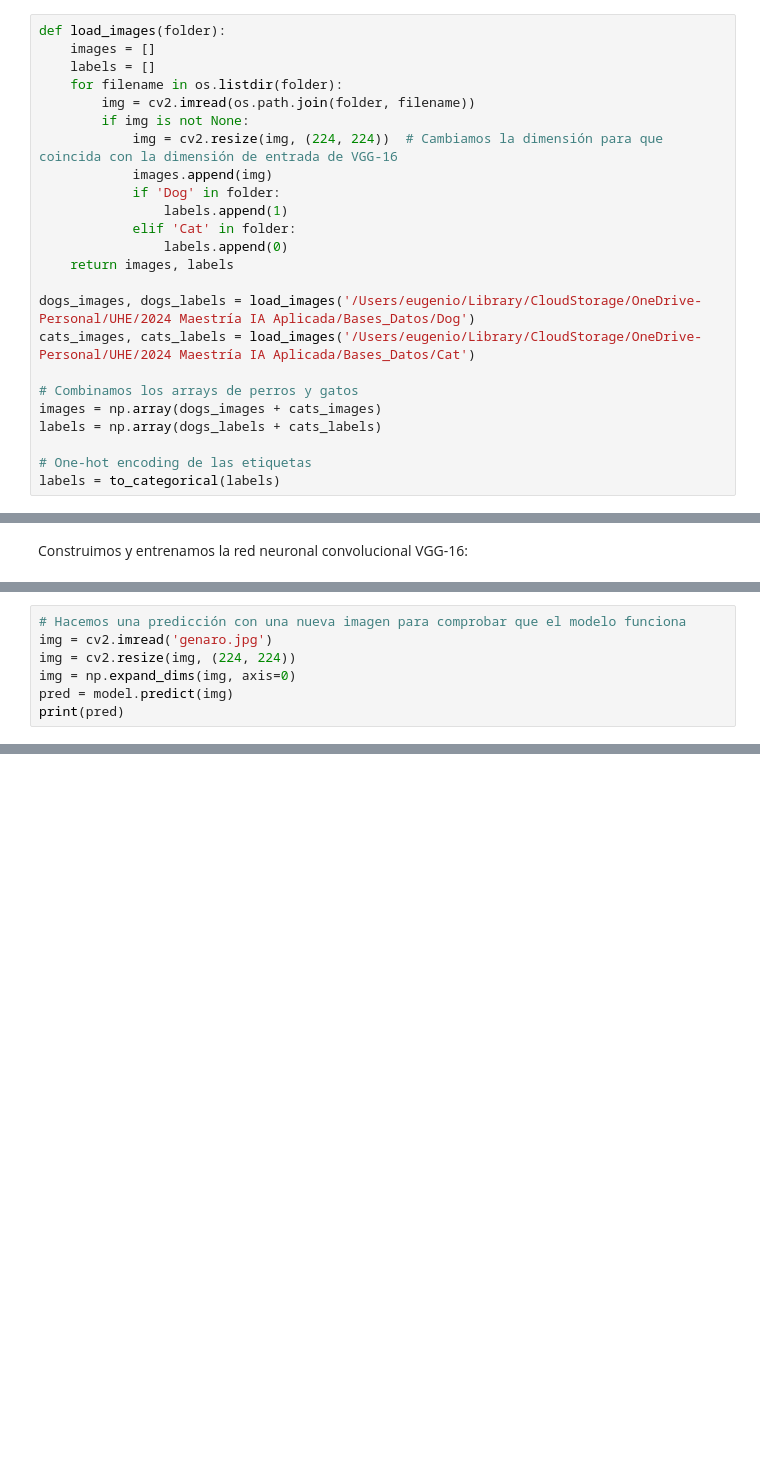
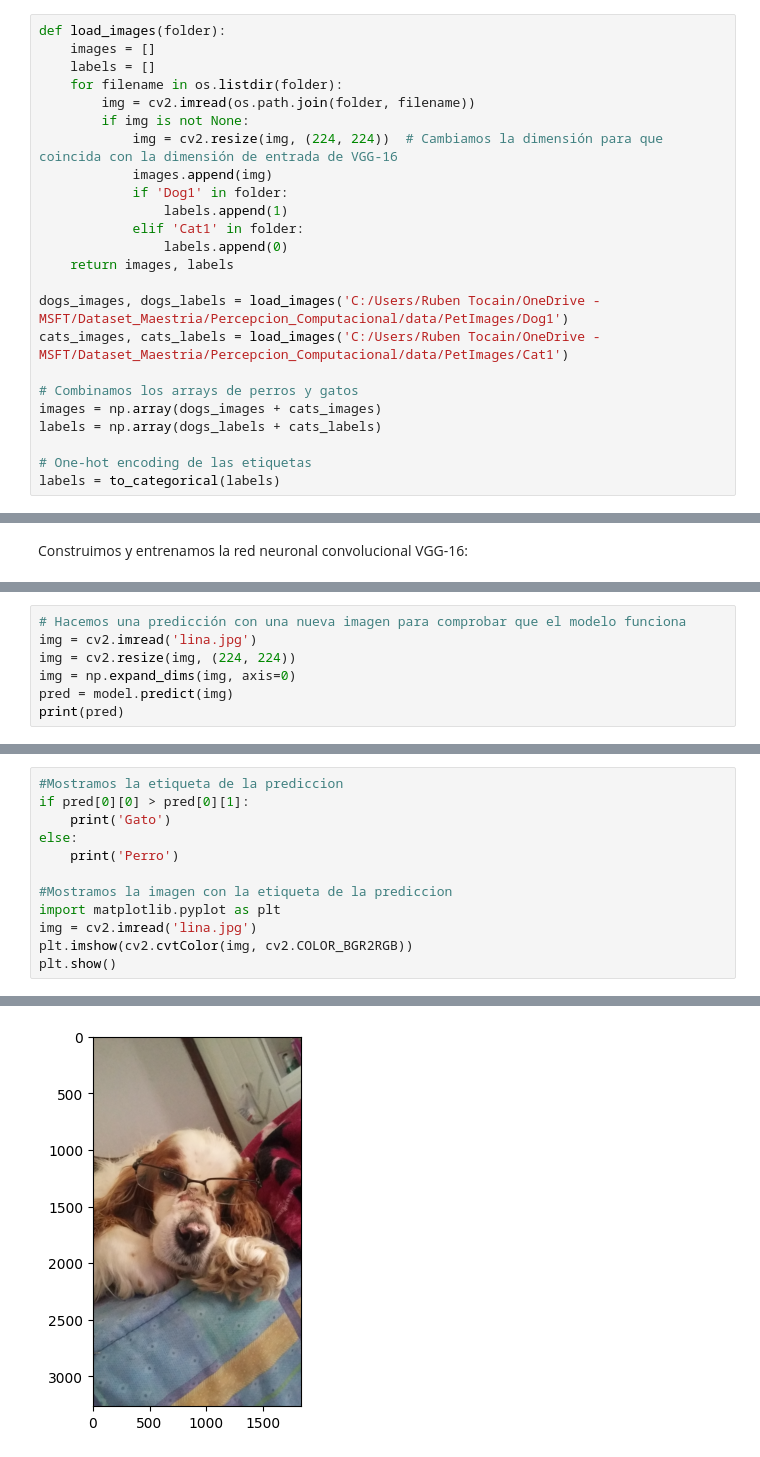
Before and after one commit to rmtocaing/Inicio-profile, a Jupyter notebook: Clasificacion_Imagenes_Perros_Gatos_VGG-16_Transfer_Learning.ipynb, the cells around one changed output, grey strips where cells are left out. Saved outputs shown, nothing was run; the diff lists cells and outputs as text; blank space fills up the shorter version.

```diff
--- a/Clasificacion_Imagenes_Perros_Gatos_VGG-16_Transfer_Learning.ipynb
+++ b/Clasificacion_Imagenes_Perros_Gatos_VGG-16_Transfer_Learning.ipynb
@@ -65,14 +62,14 @@ def load_images(folder):
         if img is not None:
             img = cv2.resize(img, (224, 224))  # Cambiamos la dimensión para que coincida con la dimensión de entrada de VGG-16
             images.append(img)
-            if 'Dog' in folder:
+            if 'Dog1' in folder:
                 labels.append(1)
-            elif 'Cat' in folder:
+            elif 'Cat1' in folder:
                 labels.append(0)
     return images, labels
 
-dogs_images, dogs_labels = load_images('/Users/eugenio/Library/CloudStorage/OneDrive-Personal/UHE/2024 Maestría IA Aplicada/Bases_Datos/Dog')
-cats_images, cats_labels = load_images('/Users/eugenio/Library/CloudStorage/OneDrive-Personal/UHE/2024 Maestría IA Aplicada/Bases_Datos/Cat')
+dogs_images, dogs_labels = load_images('C:/Users/Ruben Tocain/OneDrive - MSFT/Dataset_Maestria/Percepcion_Computacional/data/PetImages/Dog1')
+cats_images, cats_labels = load_images('C:/Users/Ruben Tocain/OneDrive - MSFT/Dataset_Maestria/Percepcion_Computacional/data/PetImages/Cat1')
 
 # Combinamos los arrays de perros y gatos
 images = np.array(dogs_images + cats_images)
@@ -131,6 +129,6 @@ Downloading data from https://storage.googleapis.com/tensorflow/keras-applicatio
 # %%
 # Hacemos una predicción con una nueva imagen para comprobar que el modelo funciona
-img = cv2.imread('genaro.jpg')
+img = cv2.imread('lina.jpg')
 img = cv2.resize(img, (224, 224))
 img = np.expand_dims(img, axis=0)
 pred = model.predict(img)
@@ -137,0 +139,13 @@ print(pred)
+# %%
+#Mostramos la etiqueta de la prediccion
+if pred[0][0] > pred[0][1]:
+    print('Gato')
+else:
+    print('Perro')
+
+#Mostramos la imagen con la etiqueta de la prediccion
+import matplotlib.pyplot as plt
+img = cv2.imread('lina.jpg')
+plt.imshow(cv2.cvtColor(img, cv2.COLOR_BGR2RGB))
+plt.show()
+# %% [output]
@@ -137,0 +153 @@ print(pred)
+[figure, added]
```
Also changed, not shown: parts of 6 cells of this notebook.
